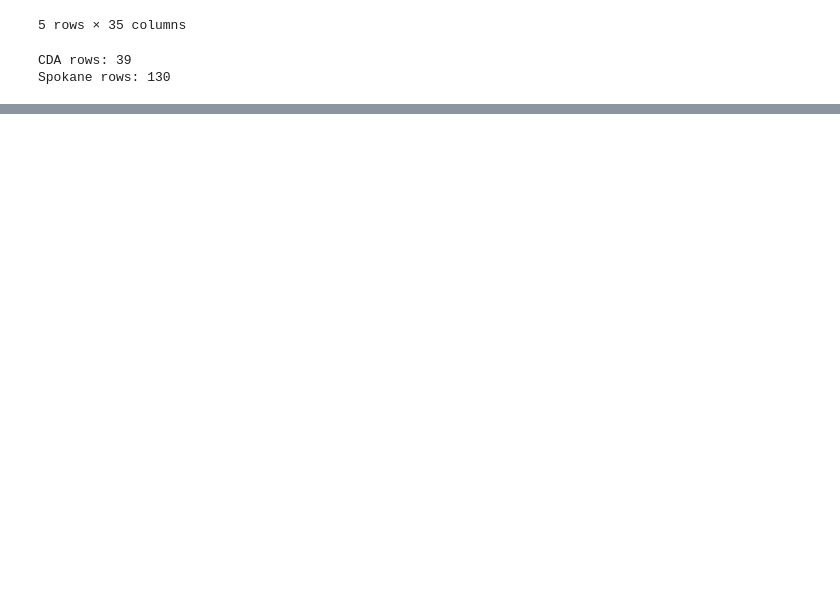
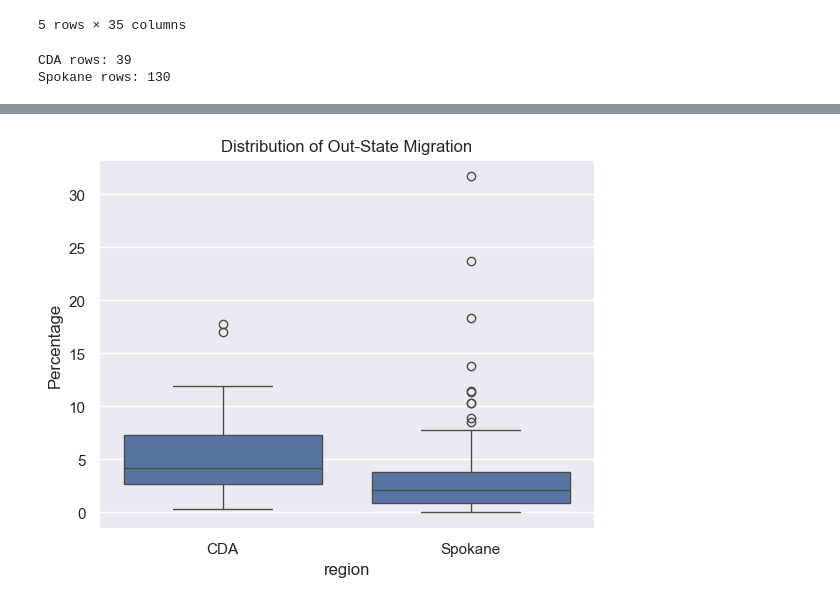
Before and after one commit to wuwu2099/migration-pattern-analysis, a Jupyter notebook: src/01_data_cleaning.ipynb, the cells around one changed output, grey strips where cells are left out. Cells and saved outputs as stored; diff of their text form; code cells hidden in the pictures; blank space fills up the shorter version.

```diff
--- a/src/01_data_cleaning.ipynb
+++ b/src/01_data_cleaning.ipynb
@@ -205,0 +500,21 @@ df_spokane.to_csv("../data/processed/spokane_data.csv", index=False)
+# %%
+sns.set_theme()
+
+df_cda = pd.read_csv("../data/processed/cda_data.csv")
+df_spokane = pd.read_csv("../data/processed/spokane_data.csv")
+
+# combine data
+df_cda["region"] = "CDA"
+df_spokane["region"] = "Spokane"
+
+df_all = pd.concat([df_cda, df_spokane])
+
+plt.figure()
+sns.boxplot(data=df_all, x="region", y="pct_diff_state")
+
+plt.title("Distribution of Out-State Migration")
+plt.ylabel("Percentage")
+
+plt.show()
+# %% [output]
+[figure, added]
```
Also changed, not shown: parts of 40 cells of this notebook, 4 other files.
